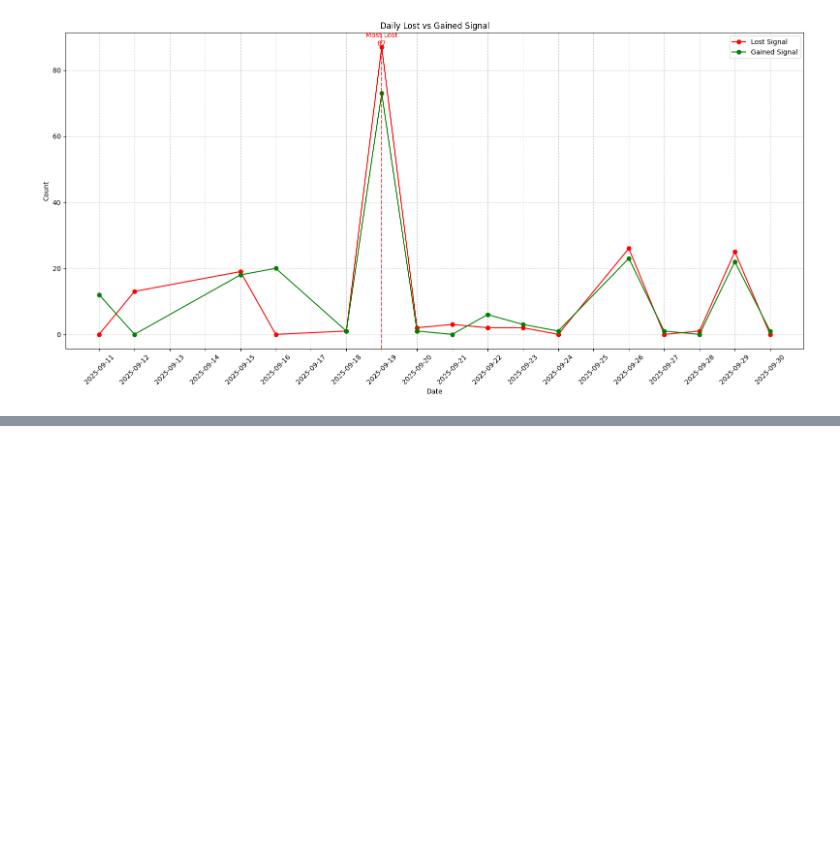
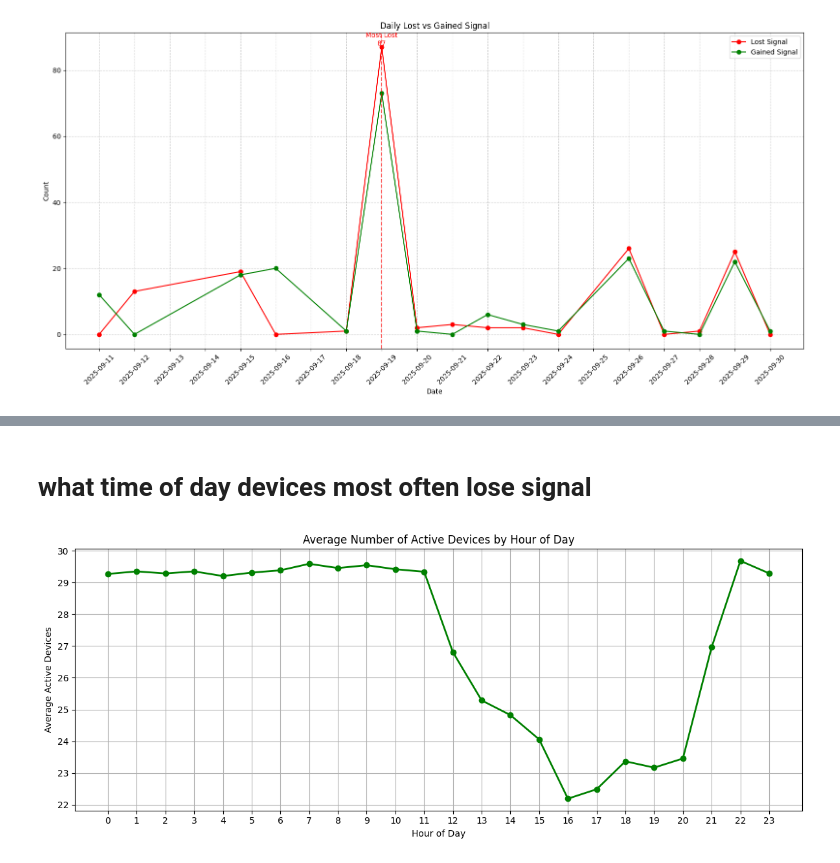
Before and after one commit to ralphrowel/jupyter-projects, a Jupyter notebook: datainterpretation/notebooks/datainterpret.ipynb, the cells around one changed output, grey strips where cells are left out. Saved outputs shown, nothing was run; the diff lists cells and outputs as text; code cells hidden in the pictures; blank space fills up the shorter version.

```diff
--- a/datainterpretation/notebooks/datainterpret.ipynb
+++ b/datainterpretation/notebooks/datainterpret.ipynb
@@ -219,0 +248,37 @@ Status        date  Gained Signal  Lost Signal
+# %% [markdown]
+# what time of day devices most often lose signal
+# %%
+import pandas as pd
+import matplotlib.pyplot as plt
+
+# --- Clean column names (remove spaces and standardize names) ---
+df.rename(columns={df.columns[0]: "time"}, inplace=True)
+df.columns = df.columns.str.strip().str.replace(" ", "_")
+
+# --- Convert time column to datetime ---
+df['time'] = pd.to_datetime(df['time'], errors='coerce')
+
+# --- Select all Signal columns ---
+signal_cols = [col for col in df.columns if "Signal" in col]
+
+# --- Count active devices (Signal > 0) per time ---
+df['active_devices'] = df[signal_cols].gt(0).sum(axis=1)
+
+# --- Extract hour of day ---
+df['hour'] = df['time'].dt.hour
+
+# --- Average active devices per hour ---
+avg_active = df.groupby('hour')['active_devices'].mean().reset_index()
+
+# --- Plot ---
+plt.figure(figsize=(12, 5))
+plt.plot(avg_active['hour'], avg_active['active_devices'], marker='o', linewidth=2, color='green')
+plt.title("Average Number of Active Devices by Hour of Day")
+plt.xlabel("Hour of Day")
+plt.ylabel("Average Active Devices")
+plt.xticks(range(0, 24))
+plt.grid(True)
+plt.tight_layout()
+plt.show()
+# %% [output]
+[figure, added]
```
Also changed, not shown: parts of 6 cells of this notebook.
